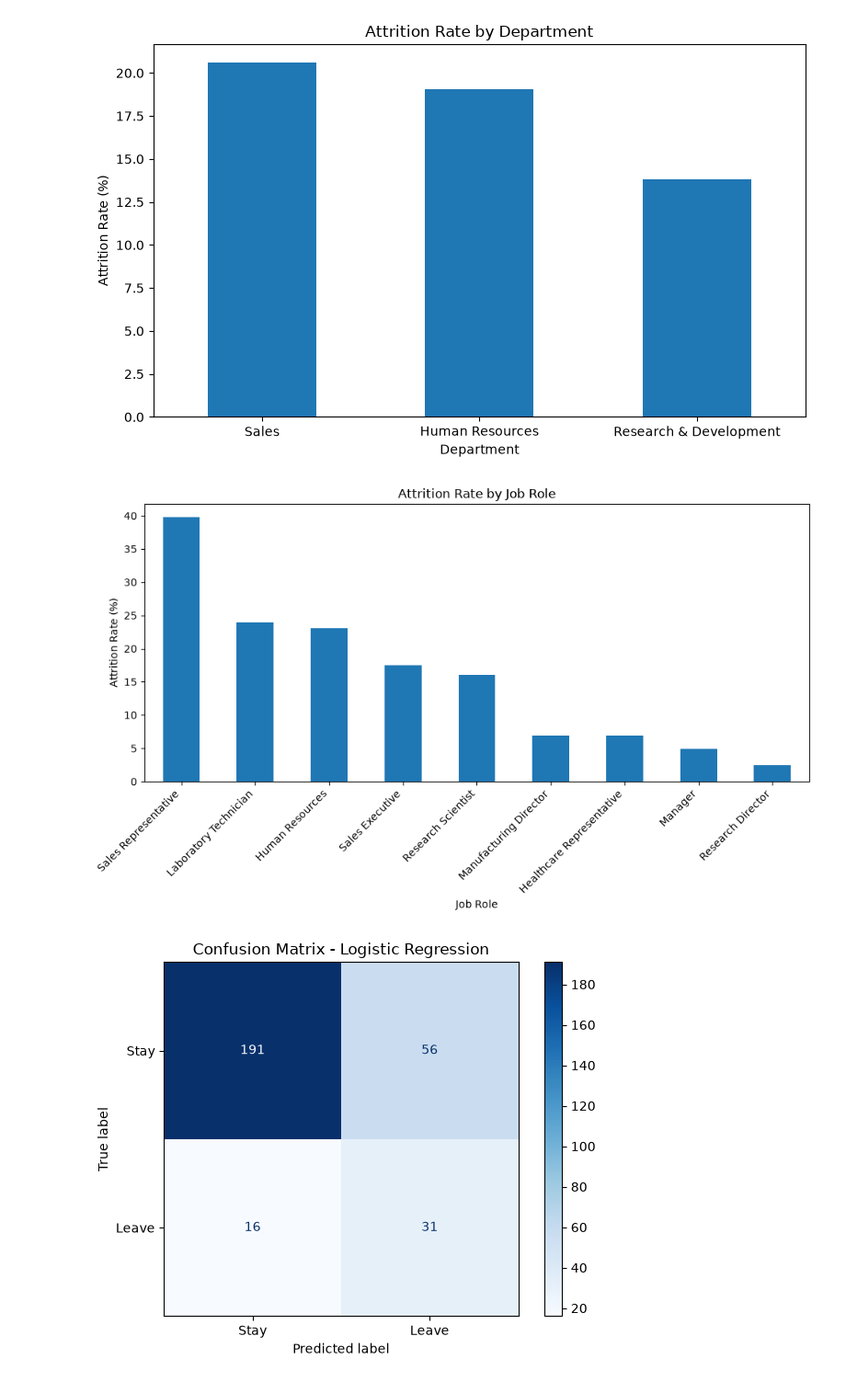
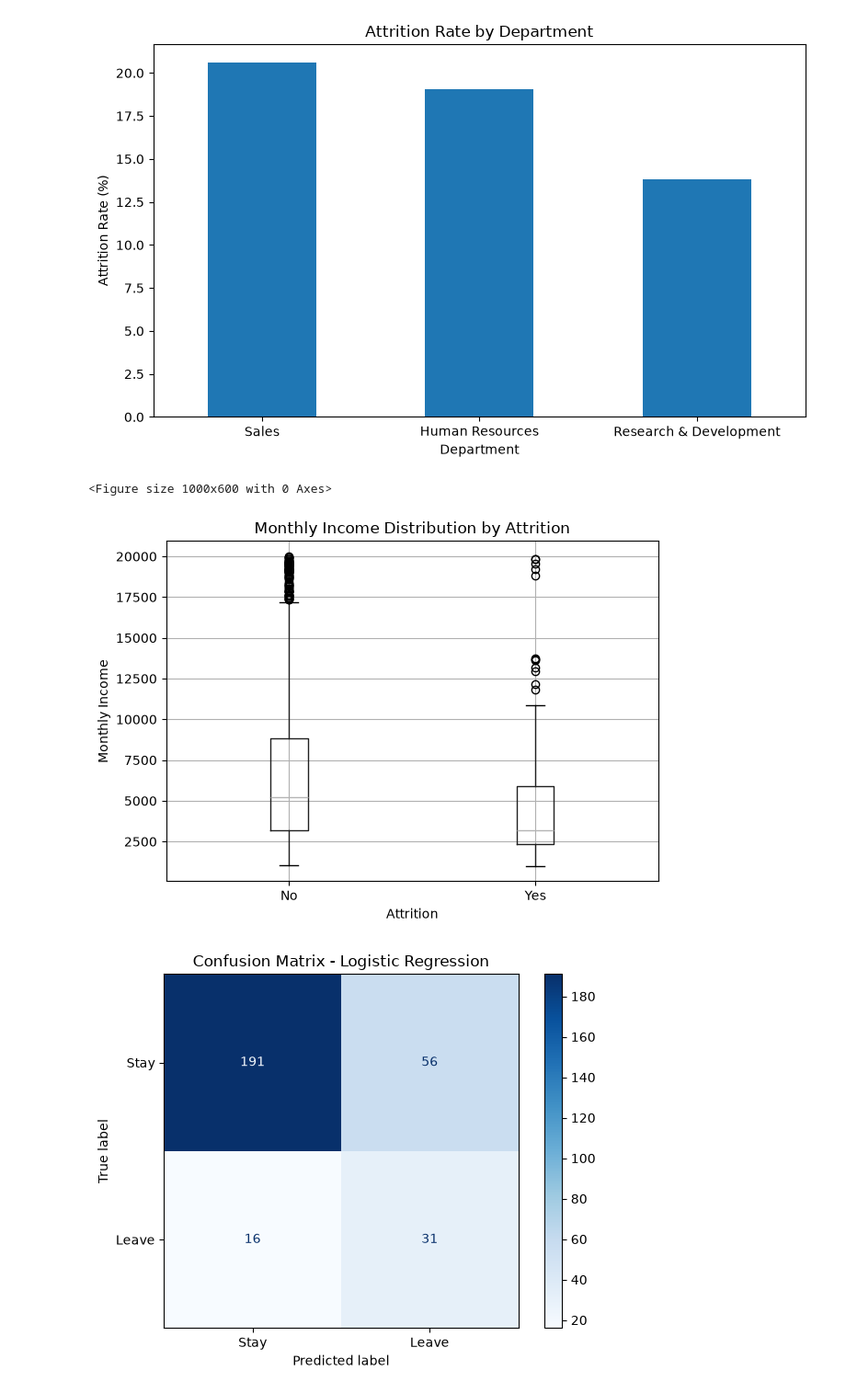
Before and after one commit to aroranaman1003/Employee-Attrition-Prediction_NamanArora, a Jupyter notebook: notebooks/analysis.ipynb, the cells around one changed output. Shown at 92% size. Cells and saved outputs as stored; diff of their text form; code cells hidden in the pictures.

Commit message:
Complete employee attrition prediction project

```diff
--- a/notebooks/analysis.ipynb
+++ b/notebooks/analysis.ipynb
@@ -805,20 +811,24 @@ plt.show()
 # %%
 # Chart 2: Box plot comparing Monthly Income of employees who left vs stayed
 
 plt.figure(figsize=(10,6))
-job_role_attrition.plot(kind="bar")
 
-plt.title("Attrition Rate by Job Role")
-plt.xlabel("Job Role")
-plt.ylabel("Attrition Rate (%)")
+df_eda.boxplot(column="MonthlyIncome", by="Attrition")
 
-plt.xticks(rotation=45, ha="right")
+plt.title("Monthly Income Distribution by Attrition")
+plt.suptitle("")  # Removes the default pandas title
+
+plt.xlabel("Attrition")
+plt.ylabel("Monthly Income")
+
 plt.tight_layout()
 
-plt.savefig("../charts/attrition_by_job_role.png")
+plt.savefig("../charts/monthly_income_boxplot.png")
+
 plt.show()
 # %% [output]
+<Figure size 1000x600 with 0 Axes>
-[figure, old version]
+[figure, new version]
 # %%
 # Chart 3: Confusion Matrix heatmap for your best model
 
```
Also changed, not shown: parts of 13 cells of this notebook, 9 other files.
